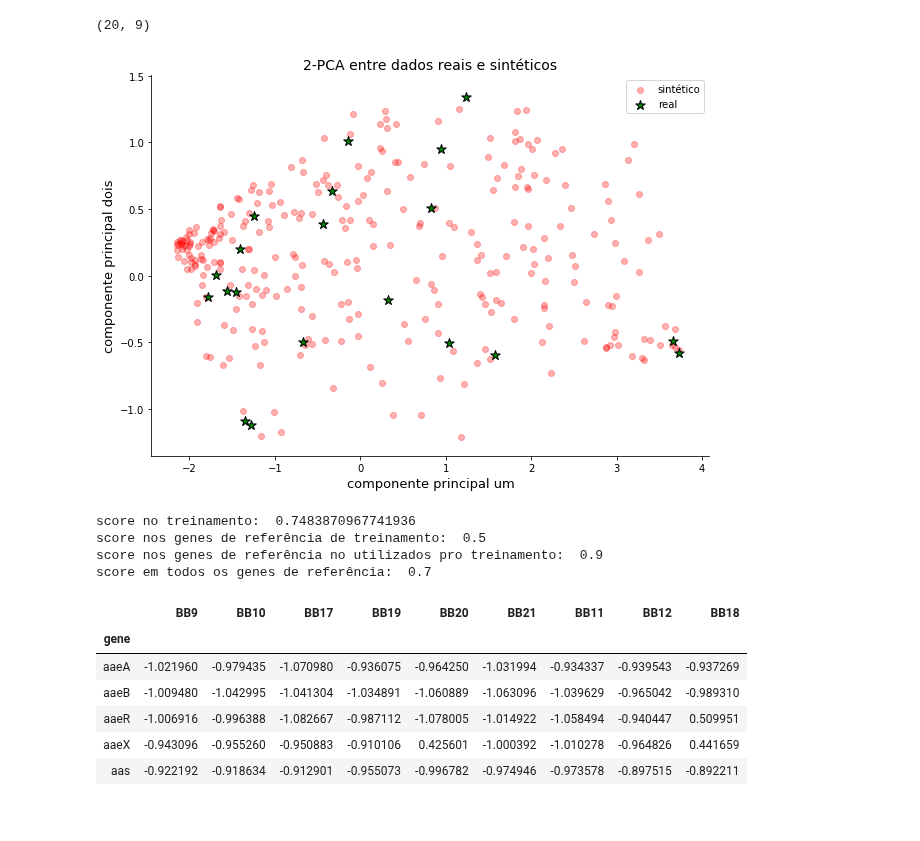
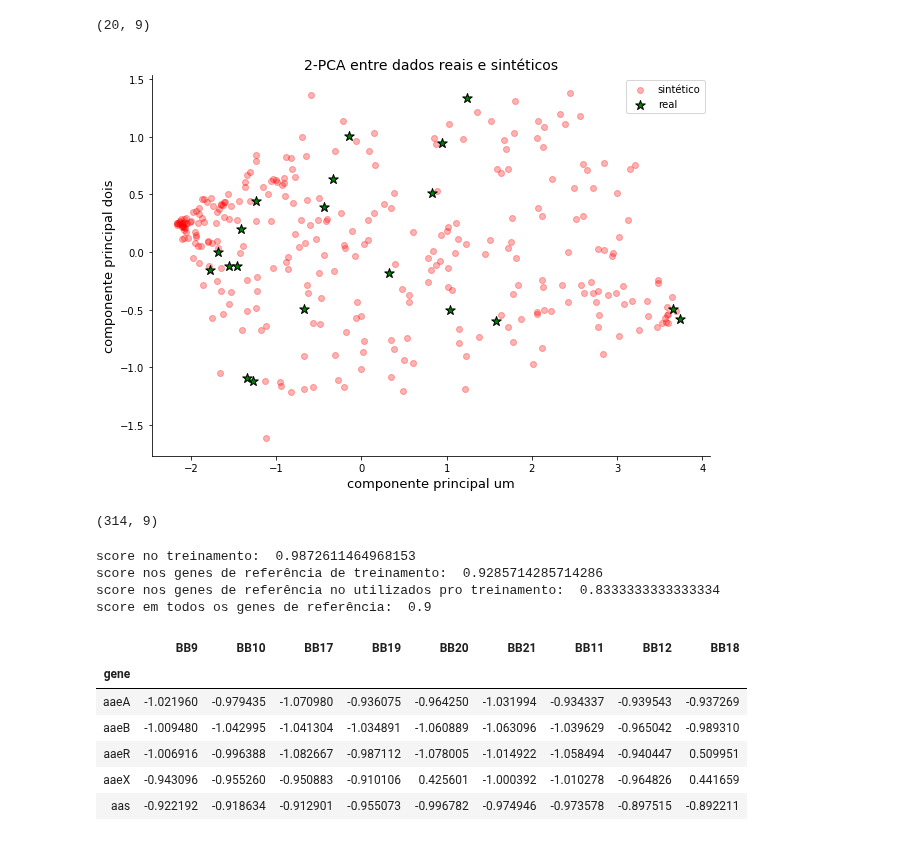
Before and after one commit to ejrueda/MasterUFPA, a Jupyter notebook: Proyectos/BioInformática/data train augmentation with GAN.ipynb, the cells around one changed output. Cells and saved outputs as stored; diff of their text form; code cells hidden in the pictures.

```diff
--- a/Proyectos/BioInformática/data train augmentation with GAN.ipynb
+++ b/Proyectos/BioInformática/data train augmentation with GAN.ipynb
@@ -301,13 +301,13 @@ def train(X_train, epochs, batch_size, G, D, gan, noise_input):
 # %%
 noise_input = 50
 #Gerador
-optimizerG = SGD(lr=0.00011, momentum=0.92, decay=0.0001/1700)
+optimizerG = SGD(lr=0.00011, momentum=0.92, decay=0.0001/2000)
 #optimizerG = SGD(lr=0.00011, momentum=0.92)
 obj_G = Generator(noise_input, (X_train.shape[1],), optimizerG)
 print("Dimension del ruido de entrada: ",noise_input)
 G = obj_G.compileG()
 # Discriminador
-optimizerD = SGD(lr=0.001, momentum=0.9, decay=0.001/1700)
+optimizerD = SGD(lr=0.001, momentum=0.9, decay=0.001/2000)
 #optimizerD = SGD(lr=0.001, momentum=0.9)
 objD = Discriminator((X_train.shape[1],), optimizerD)
 D = objD.compileD()
@@ -416,36 +418,40 @@ X_train.shape
 (20, 9)
 # %%
 X_sint = G.predict(np.random.normal(0, 1, (300, noise_input)))
-X_nov = np.concatenate((X_train.iloc[:10], X_sint))
+X_nov = np.concatenate((X_train.iloc[:14], X_sint))
 
 fig2 = plt.figure(figsize=(10,7))
 ax2 = fig2.add_subplot()
 ax2.spines["top"].set_visible(False)
 ax2.spines["right"].set_visible(False)
 
 X_sint_pca = pca_real.transform(X_sint)
 
 plt.title("2-PCA entre dados reais e sintéticos", fontsize=14)
 plt.xlabel("componente principal um", fontsize=13)
 plt.ylabel("componente principal dois", fontsize=13)
 plt.scatter(X_sint_pca[:,0], X_sint_pca[:,1], color="red", label="sintético", alpha=0.3)
 plt.scatter(X_train_pca[:,0], X_train_pca[:,1], color="green", label="real", alpha=1,
             marker="*", edgecolors="black", s=100)
 plt.legend();
 # %% [output]
-[figure, old version]
+[figure, new version]
+# %%
+X_nov.shape
+# %% [output]
+(314, 9)
 # %%
 from sklearn.svm import OneClassSVM
 #nu=0.138
-clf = OneClassSVM(kernel="rbf", nu=0.138, gamma=.1).fit(X_train)
+clf = OneClassSVM(kernel="rbf", nu=0.01, gamma=.1).fit(X_nov)
 
 print("score no treinamento: ", np.mean(clf.predict(X_nov)==1))
-print("score nos genes de referência de treinamento: ", np.mean(clf.predict(X_train.iloc[:10]) == 1))
+print("score nos genes de referência de treinamento: ", np.mean(clf.predict(X_train.iloc[:14]) == 1))
 print("score nos genes de referência no utilizados pro treinamento: ",
-     np.mean(clf.predict(X_train.iloc[10:]) == 1))
+     np.mean(clf.predict(X_train.iloc[14:]) == 1))
 print("score em todos os genes de referência: ", np.mean(clf.predict(X_train)==1))
 # %% [output]
-score no treinamento:  0.7483870967741936
-score nos genes de referência de treinamento:  0.5
-score nos genes de referência no utilizados pro treinamento:  0.9
-score em todos os genes de referência:  0.7
+score no treinamento:  0.9872611464968153
+score nos genes de referência de treinamento:  0.9285714285714286
+score nos genes de referência no utilizados pro treinamento:  0.8333333333333334
+score em todos os genes de referência:  0.9
```
Also changed, not shown: parts of 17 cells of this notebook, 2 other files.
